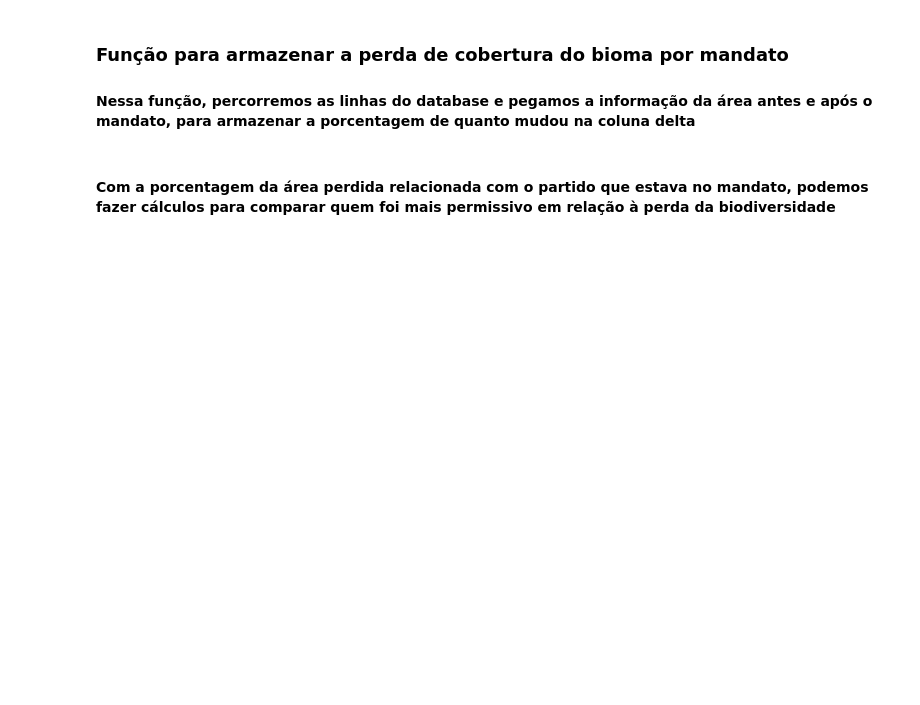
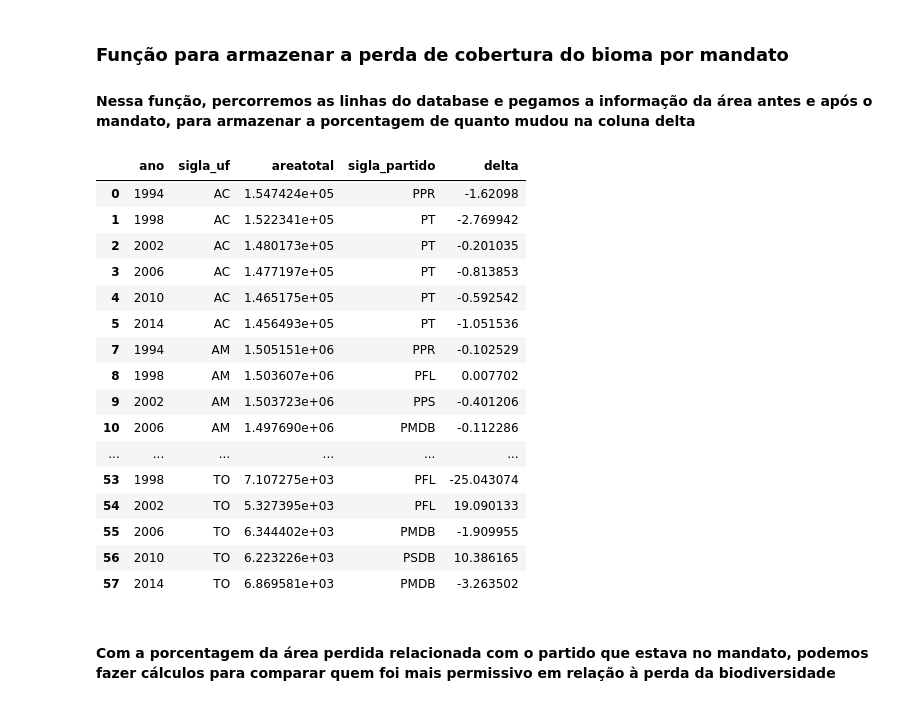
Before and after one commit to marcelo-campa/PS_Analytica, a Jupyter notebook: ProjetoAnalytica.ipynb, the cells around one changed output. Saved outputs shown, nothing was run; the diff lists cells and outputs as text; code cells hidden in the pictures; blank space fills up the shorter version.

```diff
--- a/ProjetoAnalytica.ipynb
+++ b/ProjetoAnalytica.ipynb
@@ -173,6 +170,26 @@ for index in lig.index:
 deltadb = lig
 #removemos linhas em que nao temos informações do desmatamento
 deltadb = deltadb.dropna()
+# %%
+deltadb
+# %% [output]
+|  | ano | sigla_uf | areatotal | sigla_partido | delta |
+| 0 | 1994 | AC | 1.547424e+05 | PPR | -1.62098 |
+| 1 | 1998 | AC | 1.522341e+05 | PT | -2.769942 |
+| 2 | 2002 | AC | 1.480173e+05 | PT | -0.201035 |
+| 3 | 2006 | AC | 1.477197e+05 | PT | -0.813853 |
+| 4 | 2010 | AC | 1.465175e+05 | PT | -0.592542 |
+| 5 | 2014 | AC | 1.456493e+05 | PT | -1.051536 |
+| 7 | 1994 | AM | 1.505151e+06 | PPR | -0.102529 |
+| 8 | 1998 | AM | 1.503607e+06 | PFL | 0.007702 |
+| 9 | 2002 | AM | 1.503723e+06 | PPS | -0.401206 |
+| 10 | 2006 | AM | 1.497690e+06 | PMDB | -0.112286 |
+| ... | ... | ... | ... | ... | ... |
+| 53 | 1998 | TO | 7.107275e+03 | PFL | -25.043074 |
+| 54 | 2002 | TO | 5.327395e+03 | PFL | 19.090133 |
+| 55 | 2006 | TO | 6.344402e+03 | PMDB | -1.909955 |
+| 56 | 2010 | TO | 6.223226e+03 | PSDB | 10.386165 |
+| 57 | 2014 | TO | 6.869581e+03 | PMDB | -3.263502 |
 # %% [markdown]
 <h4> Com a porcentagem da área perdida relacionada com o partido que estava no mandato, podemos fazer cálculos para comparar quem foi mais permissivo em relação à perda da biodiversidade
 # %%
```
Also changed, not shown: parts of 19 cells of this notebook.
